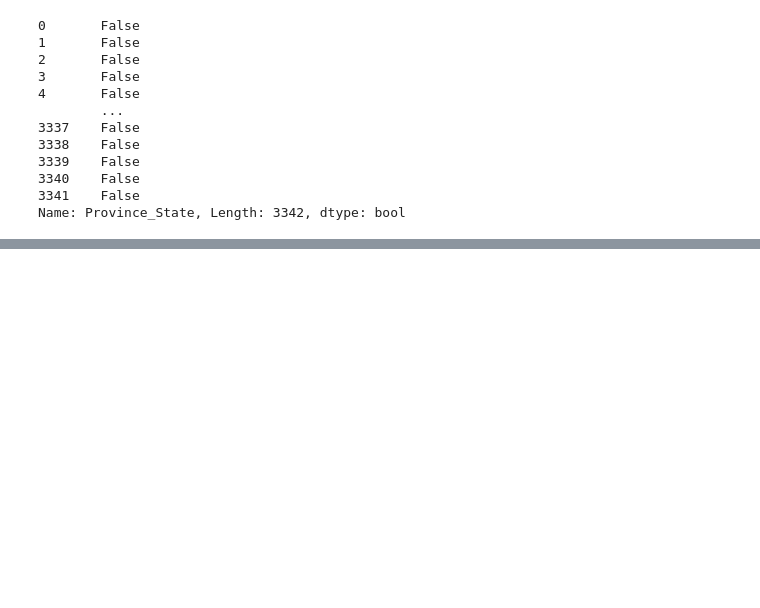
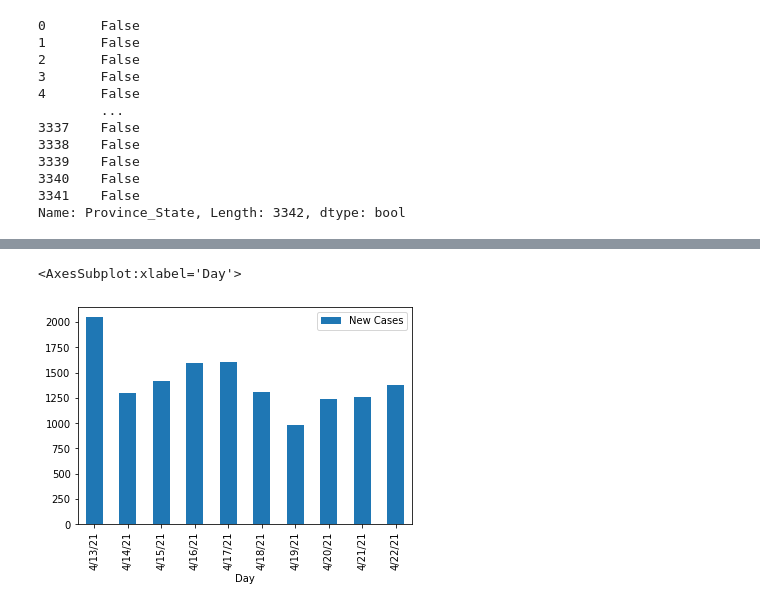
Before and after one commit to FrancoRosa/data-analysis, a Jupyter notebook: solutions.ipynb, the cells around one changed output, grey strips where cells are left out. Drawn from its saved outputs; the diff is of its cells as text; code cells hidden in the pictures; blank space fills up the shorter version.

```diff
--- a/solutions.ipynb
+++ b/solutions.ipynb
@@ -98,0 +124,3 @@ Then, sum the cases on the last day colum
+# %%
+last_11_days = covid_virginia.columns[-11:]
+last_11_days
@@ -98,0 +133,3 @@ Then, sum the cases on the last day colum
+# %%
+sum_last_11_days=[sum(covid_virginia[day]) for day in last_11_days]
+sum_last_11_days
@@ -98,0 +148,6 @@ Then, sum the cases on the last day colum
+# %%
+new_cases_last_10_days = []
+for i in range(len(sum_last_11_days)-1):
+    new_cases = sum_last_11_days[i+1]-sum_last_11_days[i]
+    new_cases_last_10_days.append(new_cases)
+new_cases_last_10_days
@@ -98,0 +158,6 @@ Then, sum the cases on the last day colum
+# %%
+df = pd.DataFrame({
+    "Day": covid_virginia.columns[-10:],
+    "New Cases": new_cases_last_10_days
+})
+df
@@ -98,0 +176,5 @@ Then, sum the cases on the last day colum
+# %%
+df.plot("Day","New Cases",kind='bar')
+# %% [output]
+<AxesSubplot:xlabel='Day'>
+[figure, added]
```
Also changed, not shown: parts of 15 cells of this notebook.
